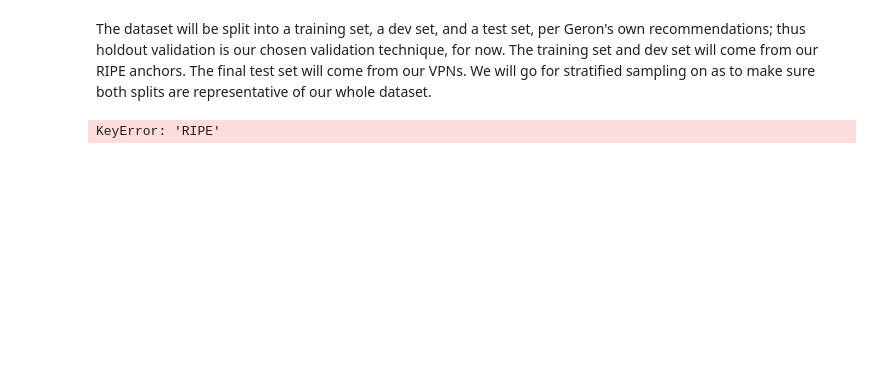
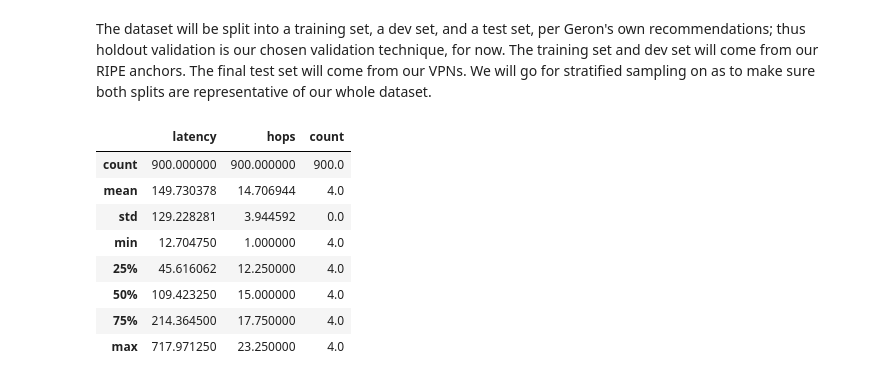
Before and after one commit to rtafurthgarcia/COM763-Assignment, a Jupyter notebook: preparation.ipynb, the cells around one changed output. Saved outputs shown, nothing was run; the diff lists cells and outputs as text; code cells hidden in the pictures; blank space fills up the shorter version.

```diff
--- a/preparation.ipynb
+++ b/preparation.ipynb
@@ -77,11 +94,26 @@ The dataset will be split into a training set, a dev set, and a test set, per Ge
 # %%
 from sklearn.model_selection import train_test_split
 
+min_samples = 2
+
+# Keep only classes with at least min_samples
 grouped = measurements.groupby(measurements.origin)
-traindev_set = grouped.get_group("RIPE") # Exclude the VPN measurements
+traindev_set = grouped.get_group("RIPE")
+# otherwise won't be able to stratify
+# see: https://github.com/davidsbatista/text-classification/issues/1
+traindev_set = traindev_set[traindev_set.groupby("ground_truth")["ground_truth"].transform("size") >= min_samples]
 
 # test size -> 0.2 means 20%
+# the stratification is essential as it means the distribution of classes is identical
 train_set, dev_set = train_test_split(traindev_set, test_size=0.2, stratify=traindev_set["ground_truth"], random_state=1312)
 train_set.describe()
 # %% [output]
-KeyError: 'RIPE'
+|  | latency | hops | count |
+| count | 900.000000 | 900.000000 | 900.0 |
+| mean | 149.730378 | 14.706944 | 4.0 |
+| std | 129.228281 | 3.944592 | 0.0 |
+| min | 12.704750 | 1.000000 | 4.0 |
+| 25% | 45.616062 | 12.250000 | 4.0 |
+| 50% | 109.423250 | 15.000000 | 4.0 |
+| 75% | 214.364500 | 17.750000 | 4.0 |
+| max | 717.971250 | 23.250000 | 4.0 |
```
Also changed, not shown: parts of 10 cells of this notebook, 2 other files.
